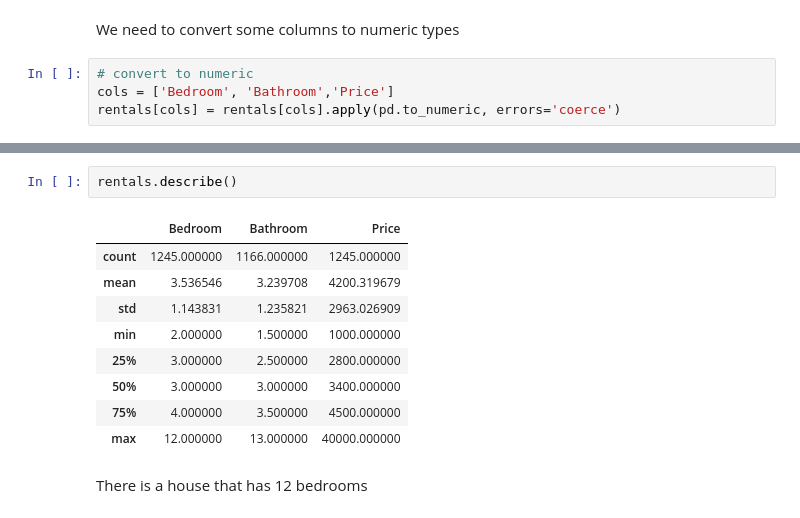
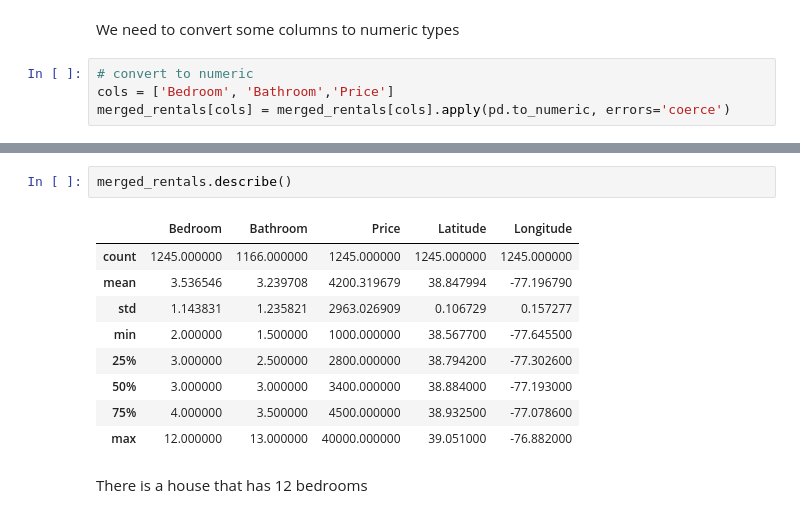
Before and after one commit to jenjen0233/Rentals-Analysis, a Jupyter notebook: homes_scraping.ipynb, the cells around one changed output, grey strips where cells are left out. Cells and saved outputs as stored; diff of their text form.

```diff
--- a/homes_scraping.ipynb
+++ b/homes_scraping.ipynb
@@ -1456,5 +1534,5 @@ We need to convert some columns to numeric types
 # %%
 # convert to numeric
 cols = ['Bedroom', 'Bathroom','Price']
-rentals[cols] = rentals[cols].apply(pd.to_numeric, errors='coerce')
+merged_rentals[cols] = merged_rentals[cols].apply(pd.to_numeric, errors='coerce')
 # %%
@@ -1478,15 +1558,15 @@ memory usage: 87.5+ KB
 # %%
-rentals.describe()
+merged_rentals.describe()
 # %% [output]
-|  | Bedroom | Bathroom | Price |
-| count | 1245.000000 | 1166.000000 | 1245.000000 |
-| mean | 3.536546 | 3.239708 | 4200.319679 |
-| std | 1.143831 | 1.235821 | 2963.026909 |
-| min | 2.000000 | 1.500000 | 1000.000000 |
-| 25% | 3.000000 | 2.500000 | 2800.000000 |
-| 50% | 3.000000 | 3.000000 | 3400.000000 |
-| 75% | 4.000000 | 3.500000 | 4500.000000 |
-| max | 12.000000 | 13.000000 | 40000.000000 |
+|  | Bedroom | Bathroom | Price | Latitude | Longitude |
+| count | 1245.000000 | 1166.000000 | 1245.000000 | 1245.000000 | 1245.000000 |
+| mean | 3.536546 | 3.239708 | 4200.319679 | 38.847994 | -77.196790 |
+| std | 1.143831 | 1.235821 | 2963.026909 | 0.106729 | 0.157277 |
+| min | 2.000000 | 1.500000 | 1000.000000 | 38.567700 | -77.645500 |
+| 25% | 3.000000 | 2.500000 | 2800.000000 | 38.794200 | -77.302600 |
+| 50% | 3.000000 | 3.000000 | 3400.000000 | 38.884000 | -77.193000 |
+| 75% | 4.000000 | 3.500000 | 4500.000000 | 38.932500 | -77.078600 |
+| max | 12.000000 | 13.000000 | 40000.000000 | 39.051000 | -76.882000 |
 # %% [markdown]
 There is a house that has 12 bedrooms
 # %%
```
Also changed, not shown: parts of 43 cells of this notebook, 2 other files.
